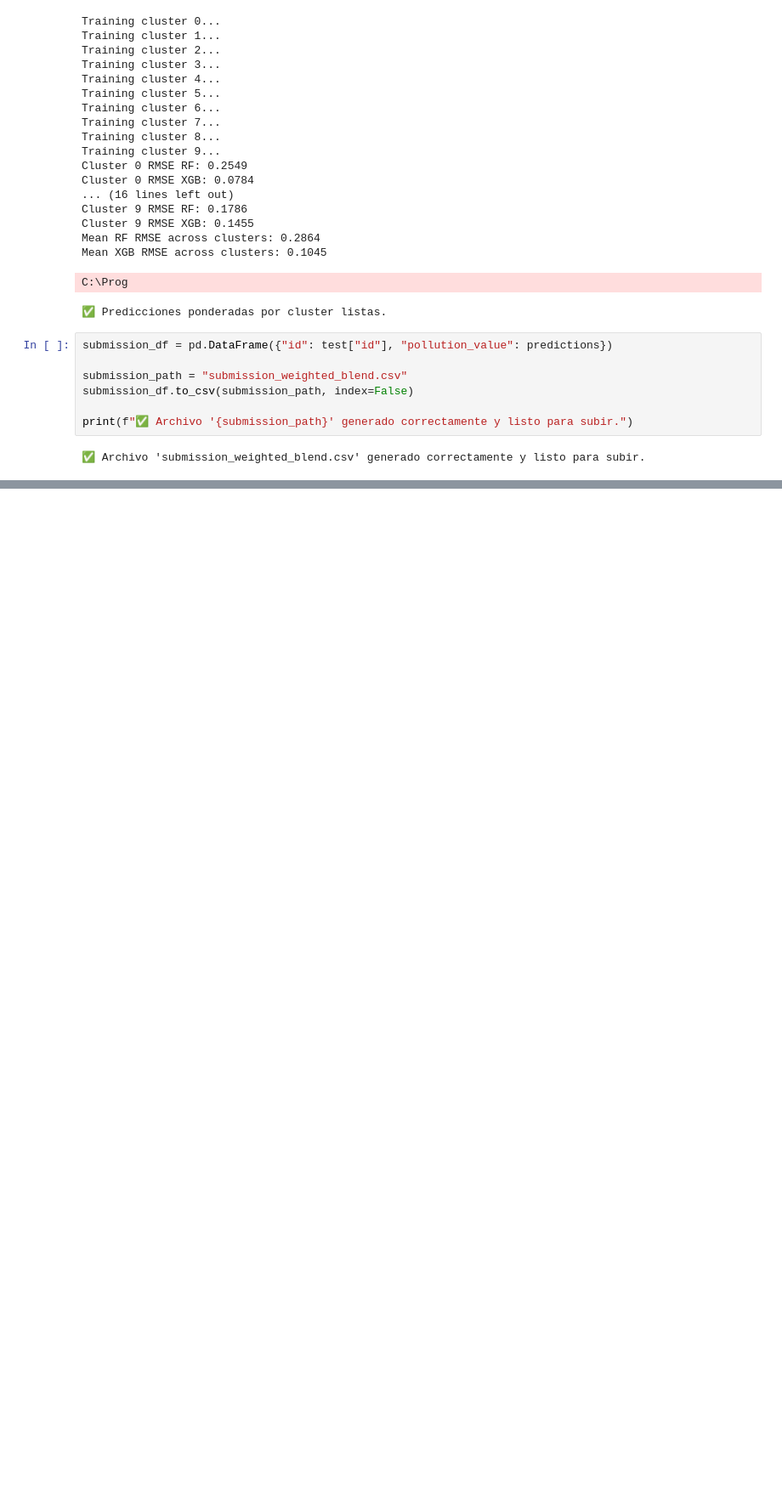
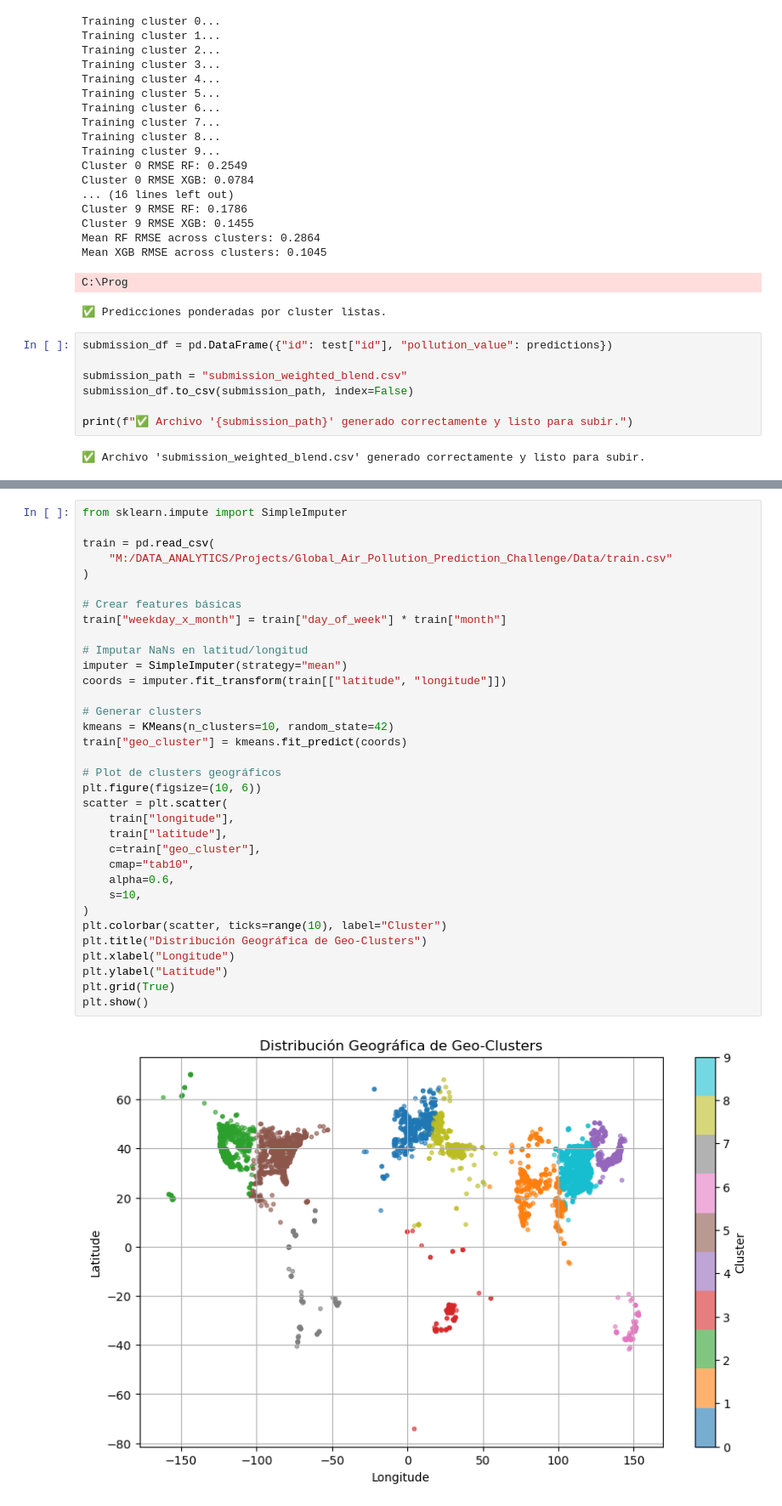
Before and after one commit to MiguelAngelPeinado/Global-Air-Pollution-Prediction-Challenge, a Jupyter notebook: Python/AirPollution_Prediction_Challenge_Advanced_Ensemble_Validation.ipynb, the cells around one changed output, grey strips where cells are left out. Shown: that part at 85% size. Saved outputs shown, nothing was run; the diff lists cells and outputs as text; blank space fills up the shorter version.

```diff
--- a/Python/AirPollution_Prediction_Challenge_Advanced_Ensemble_Validation.ipynb
+++ b/Python/AirPollution_Prediction_Challenge_Advanced_Ensemble_Validation.ipynb
@@ -201,3 +214,39 @@ plt.tight_layout()
 plt.show()
 # %% [output]
 [figure]
+# %%
+from sklearn.impute import SimpleImputer
+
+train = pd.read_csv(
+    "M:/DATA_ANALYTICS/Projects/Global_Air_Pollution_Prediction_Challenge/Data/train.csv"
+)
+
+# Crear features básicas
+train["weekday_x_month"] = train["day_of_week"] * train["month"]
+
+# Imputar NaNs en latitud/longitud
+imputer = SimpleImputer(strategy="mean")
+coords = imputer.fit_transform(train[["latitude", "longitude"]])
+
+# Generar clusters
+kmeans = KMeans(n_clusters=10, random_state=42)
+train["geo_cluster"] = kmeans.fit_predict(coords)
+
+# Plot de clusters geográficos
+plt.figure(figsize=(10, 6))
+scatter = plt.scatter(
+    train["longitude"],
+    train["latitude"],
+    c=train["geo_cluster"],
+    cmap="tab10",
+    alpha=0.6,
+    s=10,
+)
+plt.colorbar(scatter, ticks=range(10), label="Cluster")
+plt.title("Distribución Geográfica de Geo-Clusters")
+plt.xlabel("Longitude")
+plt.ylabel("Latitude")
+plt.grid(True)
+plt.show()
+# %% [output]
+[figure, added]
```
Also changed, not shown: parts of 3 cells of this notebook.
